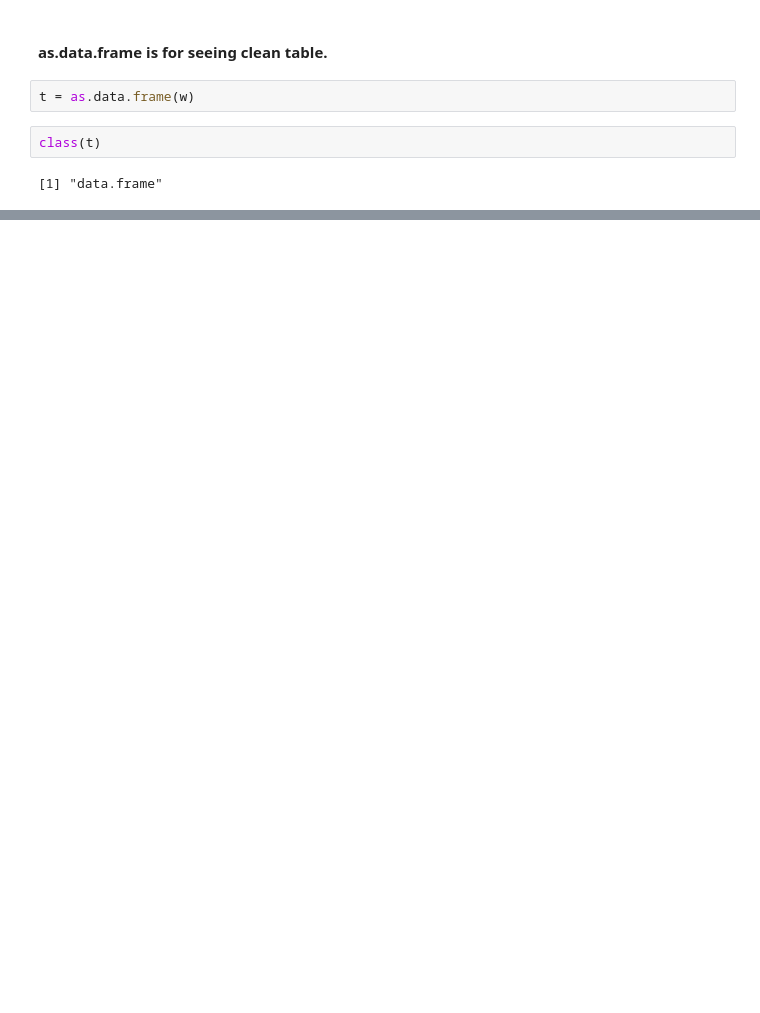
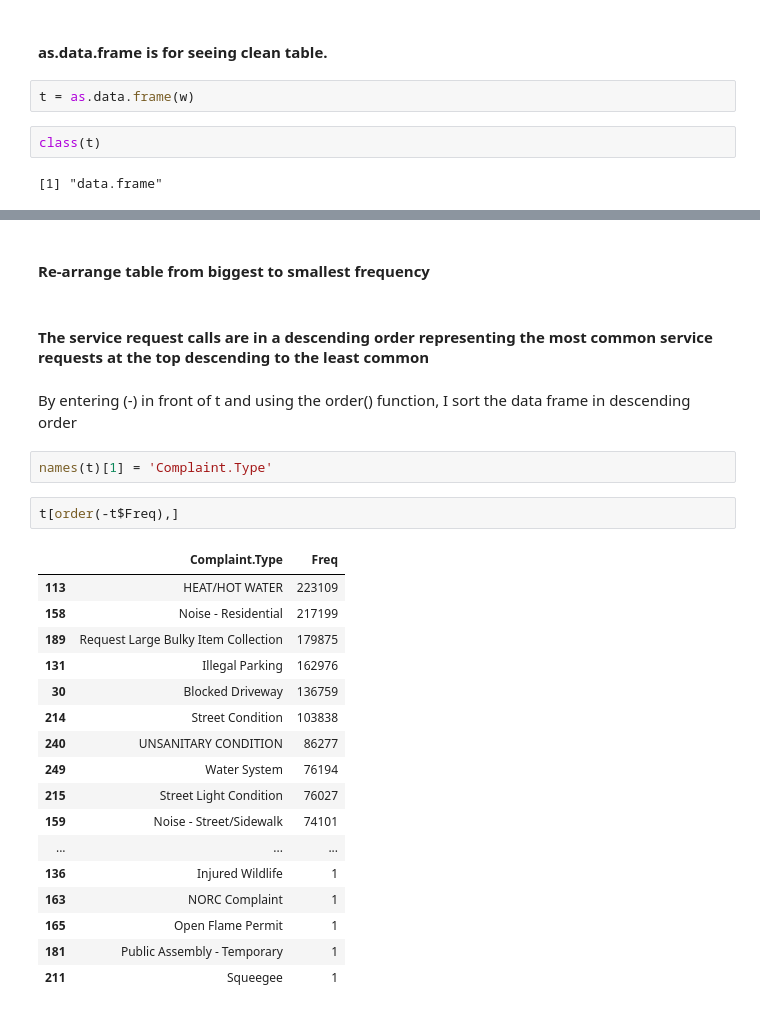
Before and after one commit to mariaebbrandao/Exploring-311-Dataset, a Jupyter notebook: Exploring 311 Dataset .ipynb, the cells around one changed output, grey strips where cells are left out. Cells and saved outputs as stored; diff of their text form; blank space fills up the shorter version.

```diff
--- a/Exploring 311 Dataset .ipynb
+++ b/Exploring 311 Dataset .ipynb
@@ -145,3 +131,31 @@ t
 | Water System | 76194 |
 | Window Guard | 29 |
 | X-Ray Machine/Equipment | 6 |
+# %% [markdown]
+#### Re-arrange table from biggest to smallest frequency
+# %% [markdown]
+#### The service request calls are in a descending order representing the most common service requests at the top descending to the least common
+# %% [markdown]
+By entering (-) in front of t and using the order() function, I sort the data frame in descending order
+# %%
+names(t)[1] = 'Complaint.Type'
+# %%
+t[order(-t$Freq),]
+# %% [output]
+|  | Complaint.Type | Freq |
+| 113 | HEAT/HOT WATER | 223109 |
+| 158 | Noise - Residential | 217199 |
+| 189 | Request Large Bulky Item Collection | 179875 |
+| 131 | Illegal Parking | 162976 |
+| 30 | Blocked Driveway | 136759 |
+| 214 | Street Condition | 103838 |
+| 240 | UNSANITARY CONDITION | 86277 |
+| 249 | Water System | 76194 |
+| 215 | Street Light Condition | 76027 |
+| 159 | Noise - Street/Sidewalk | 74101 |
+| ... | ... | ... |
+| 136 | Injured Wildlife | 1 |
+| 163 | NORC Complaint | 1 |
+| 165 | Open Flame Permit | 1 |
+| 181 | Public Assembly - Temporary | 1 |
+| 211 | Squeegee | 1 |
```
Also changed, not shown: parts of 15 cells of this notebook.
